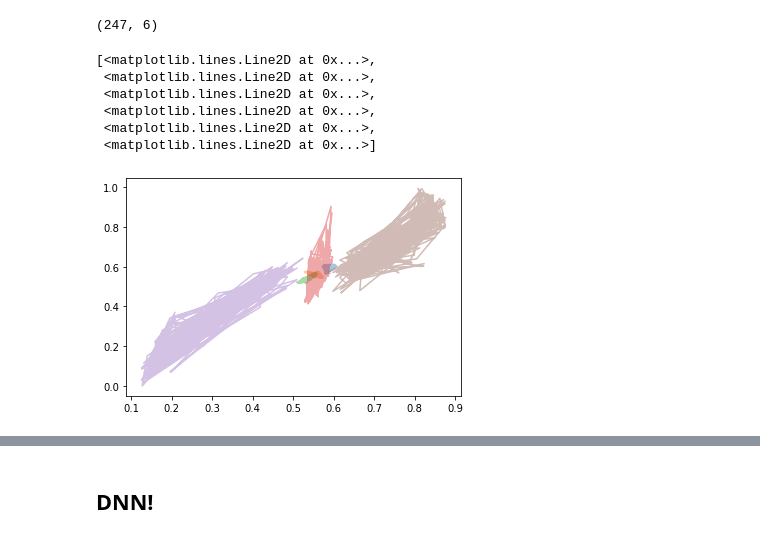
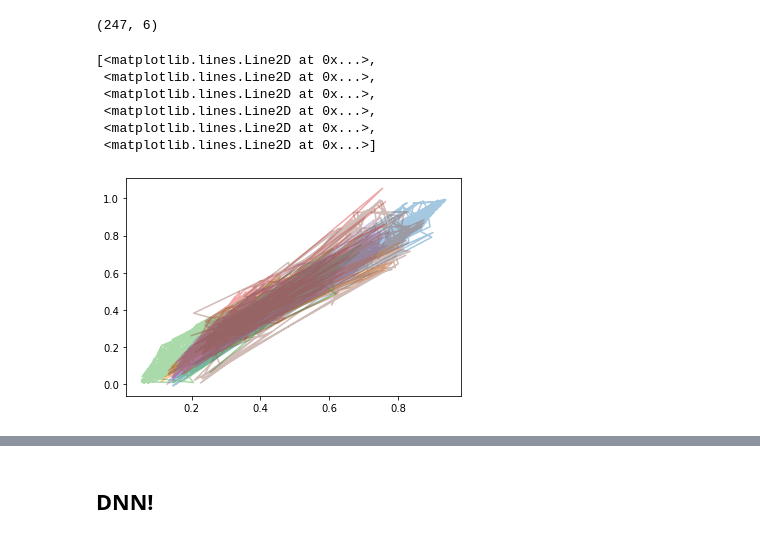
Before and after one commit to zdai257/DeepAOANet, a Jupyter notebook: R2deg.ipynb, the cells around one changed output, grey strips where cells are left out. Saved outputs shown, nothing was run; the diff lists cells and outputs as text; code cells hidden in the pictures.

Commit message:
Attempt different types of Autoencoders

```diff
--- a/R2deg.ipynb
+++ b/R2deg.ipynb
@@ -301,12 +303,18 @@ print(y_train_np.shape)
 # %% [output]
 (984, 6)
 (984,)
+# %%
+mmsc = MinMaxScaler()
+mmsc.fit(X_train_np)
+X_train_np_std = mmsc.transform(X_train_np.astype("float32"))
+X_test_np_std = mmsc.transform(X_test_np.astype("float32"))
 # %%
 maxX = np.max(X_train_np)
 minX = np.min(X_train_np)
 maxy = np.max(y_train_np)
 miny = np.min(y_train_np)
-X_train_np_std = (X_train_np.astype("float32") - minX)/(maxX-minX)
-X_test_np_std = (X_test_np.astype("float32") - minX)/(maxX-minX)
+#X_train_np_std = (X_train_np.astype("float32") - minX)/(maxX-minX)
+#X_test_np_std = (X_test_np.astype("float32") - minX)/(maxX-minX)
 y_train_np_std = (y_train_np.astype("float32") - miny)/(maxy-miny)
+y_test_np_std = (y_test_np.astype("float32") - miny)/(maxy-miny)
 # %%
@@ -357,3 +374,3 @@ Epoch 500/500
 # %%
-pred_X_test = autoencoder.predict(X_test)
+pred_X_test_np_std = autoencoder.predict(X_test_np_std)
 # %%
@@ -361,12 +378,12 @@ pred_X_test.shape
 # %% [output]
 (247, 6)
 # %%
-plt.plot(pred_X_test, X_test_np_std, alpha=.4)
+plt.plot(pred_X_test_np_std, X_test_np_std, alpha=.4)
 # %% [output]
 [<matplotlib.lines.Line2D at 0x...>,
  <matplotlib.lines.Line2D at 0x...>,
  <matplotlib.lines.Line2D at 0x...>,
  <matplotlib.lines.Line2D at 0x...>,
  <matplotlib.lines.Line2D at 0x...>,
  <matplotlib.lines.Line2D at 0x...>]
-[figure, old version]
+[figure, new version]
```
Also changed, not shown: parts of 30 cells of this notebook.
